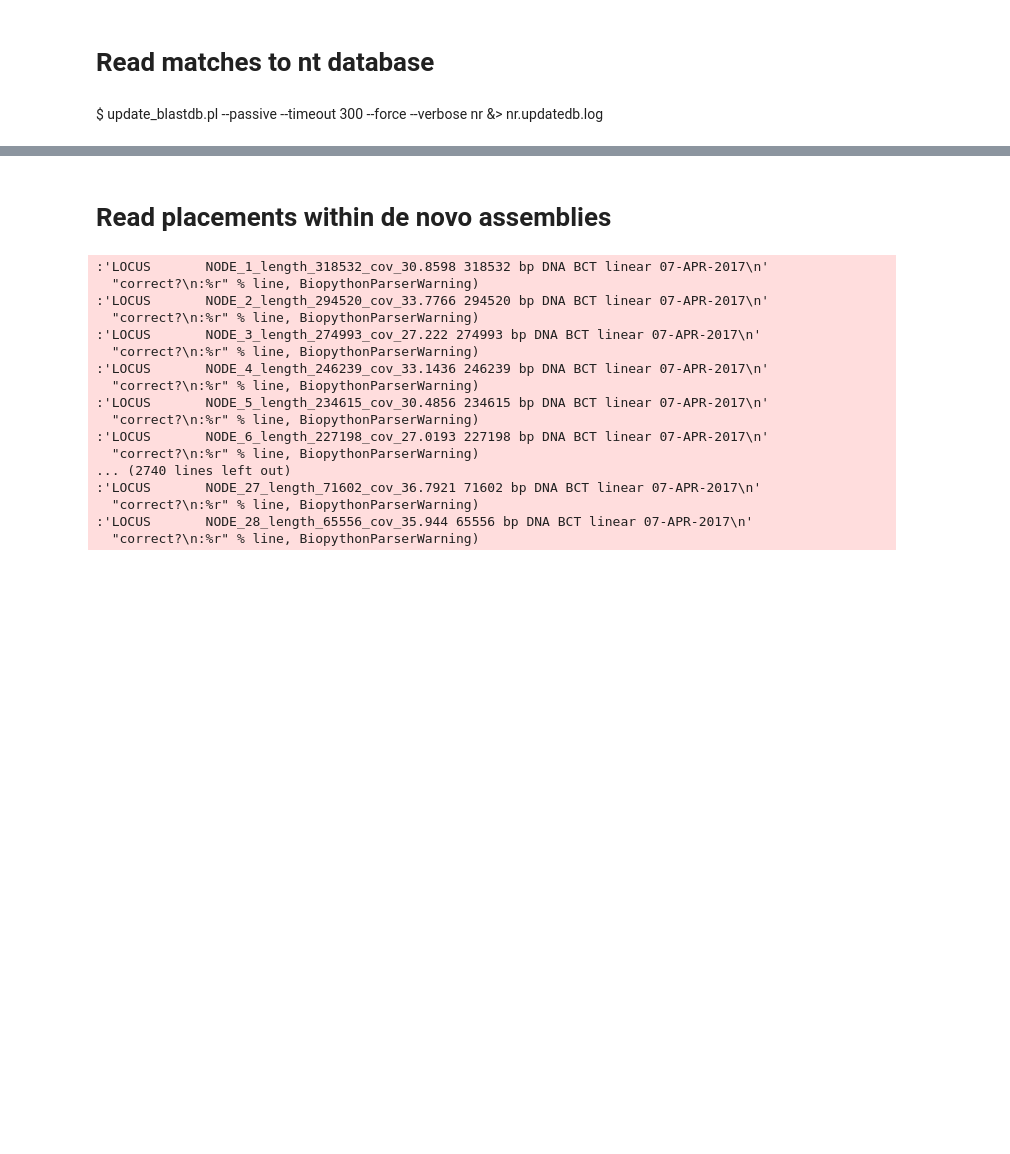
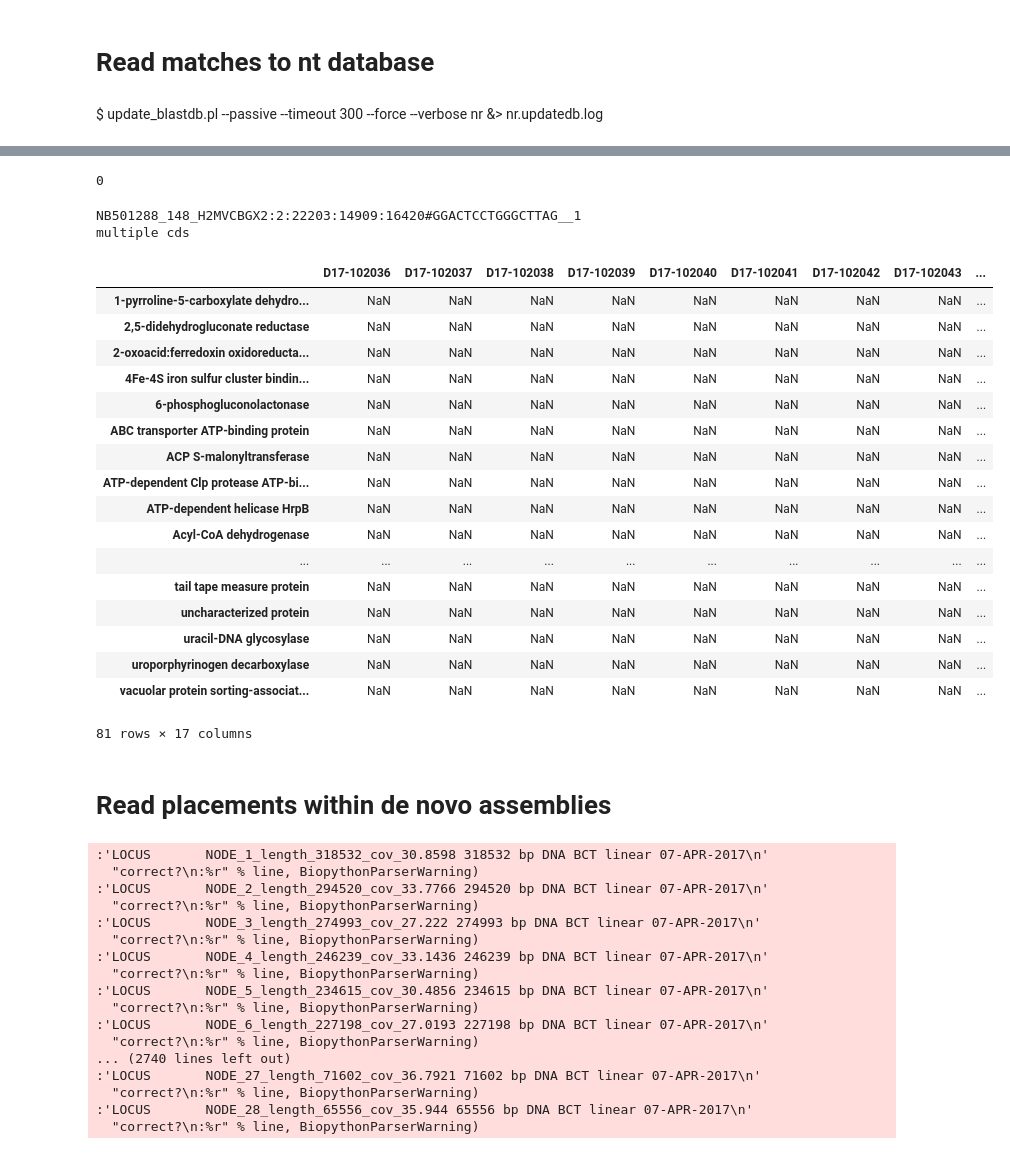
Before and after one commit to sjspence/pseudomonas, a Jupyter notebook: 12_bwa_unmapped.ipynb, the cells around one changed output, grey strips where cells are left out. Drawn from its saved outputs; the diff is of its cells as text; code cells hidden in the pictures; blank space fills up the shorter version.

Commit message:
Finished horizontal annotation pipeline

```diff
--- a/12_bwa_unmapped.ipynb
+++ b/12_bwa_unmapped.ipynb
@@ -153,0 +180,6 @@ getAccessions(blastFile, gbDir, accessionFile)
+# %%
+####
+#Write the best BLAST matches to a file
+blastFile = blastDir + subDir + 'differentially_mapped_reads.out'
+outFile = blastDir + subDir + 'differentially_mapped_best.out'
+bestBlast(blastFile, outFile)
@@ -178,0 +212,9 @@ Run this command in the background:
+# %%
+####
+#Divide BLAST file into parallel chunks
+inFile = blastDir + subDir + 'differentially_mapped_best.out'
+chunkDir = blastDir + subDir + 'blast_chunks/'
+if not os.path.exists(chunkDir):
+    os.makedirs(chunkDir)
+chunks = 1000
+divideBlastFile(inFile, chunkDir, chunks)
@@ -178,0 +257,16 @@ Run this command in the background:
+# %%
+####
+#Concatenate annotation results
+#Includes 'CDS' annotations and 'source' annotations, in case the source is useful (many from FRC)
+annoFile = blastDir + subDir + 'differentially_mapped_best_coding.txt'
+chunkDir = blastDir + subDir + 'blast_chunks/'
+chunkDir = checkSlash(chunkDir)
+catString = 'cat '
+for f in os.listdir(chunkDir):
+    if '_annotation.txt' in f:
+        f = chunkDir + f
+        catString += f + ' '
+catString += ' > ' + annoFile
+os.system(catString)
+# %% [output]
+0
@@ -179,3 +318,33 @@ Run this command in the background:
+# %%
+####
+#Output a summary of CDS hits for each binary mapping in a pandas-compatible text file
+binaryFile = blastDir + subDir + 'mapped_D17-102065_binary.txt'
+annoFile = blastDir + subDir + 'differentially_mapped_best_coding.txt'
+outFile = blastDir + subDir + 'mapped_D17-102065_summary.txt'
+
+sumDf = summarizeHits(binaryFile, annoFile, outFile)
+sumDf
+# %% [output]
+NB501288_148_H2MVCBGX2:2:22203:14909:16420#GGACTCCTGGGCTTAG__1
+multiple cds
+|  | D17-102036 | D17-102037 | D17-102038 | D17-102039 | D17-102040 | D17-102041 | D17-102042 | D17-102043 | ... |
+| 1-pyrroline-5-carboxylate dehydro... | NaN | NaN | NaN | NaN | NaN | NaN | NaN | NaN | ... |
+| 2,5-didehydrogluconate reductase | NaN | NaN | NaN | NaN | NaN | NaN | NaN | NaN | ... |
+| 2-oxoacid:ferredoxin oxidoreducta... | NaN | NaN | NaN | NaN | NaN | NaN | NaN | NaN | ... |
+| 4Fe-4S iron sulfur cluster bindin... | NaN | NaN | NaN | NaN | NaN | NaN | NaN | NaN | ... |
+| 6-phosphogluconolactonase | NaN | NaN | NaN | NaN | NaN | NaN | NaN | NaN | ... |
+| ABC transporter ATP-binding protein | NaN | NaN | NaN | NaN | NaN | NaN | NaN | NaN | ... |
+| ACP S-malonyltransferase | NaN | NaN | NaN | NaN | NaN | NaN | NaN | NaN | ... |
+| ATP-dependent Clp protease ATP-bi... | NaN | NaN | NaN | NaN | NaN | NaN | NaN | NaN | ... |
+| ATP-dependent helicase HrpB | NaN | NaN | NaN | NaN | NaN | NaN | NaN | NaN | ... |
+| Acyl-CoA dehydrogenase | NaN | NaN | NaN | NaN | NaN | NaN | NaN | NaN | ... |
+| ... | ... | ... | ... | ... | ... | ... | ... | ... | ... |
+| tail tape measure protein | NaN | NaN | NaN | NaN | NaN | NaN | NaN | NaN | ... |
+| uncharacterized protein | NaN | NaN | NaN | NaN | NaN | NaN | NaN | NaN | ... |
+| uracil-DNA glycosylase | NaN | NaN | NaN | NaN | NaN | NaN | NaN | NaN | ... |
+| uroporphyrinogen decarboxylase | NaN | NaN | NaN | NaN | NaN | NaN | NaN | NaN | ... |
+| vacuolar protein sorting-associat... | NaN | NaN | NaN | NaN | NaN | NaN | NaN | NaN | ... |
+81 rows × 17 columns
 # %% [markdown]
 # Read placements within de novo assemblies
 # %%
```
Also changed, not shown: parts of 12 cells of this notebook, 2 other files.
